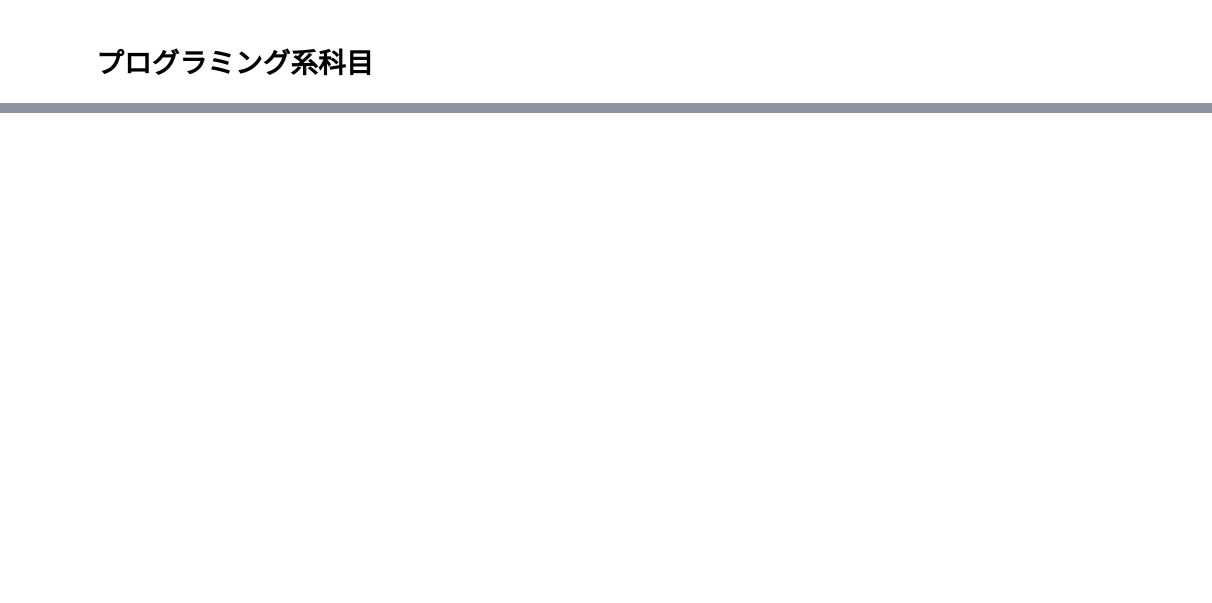
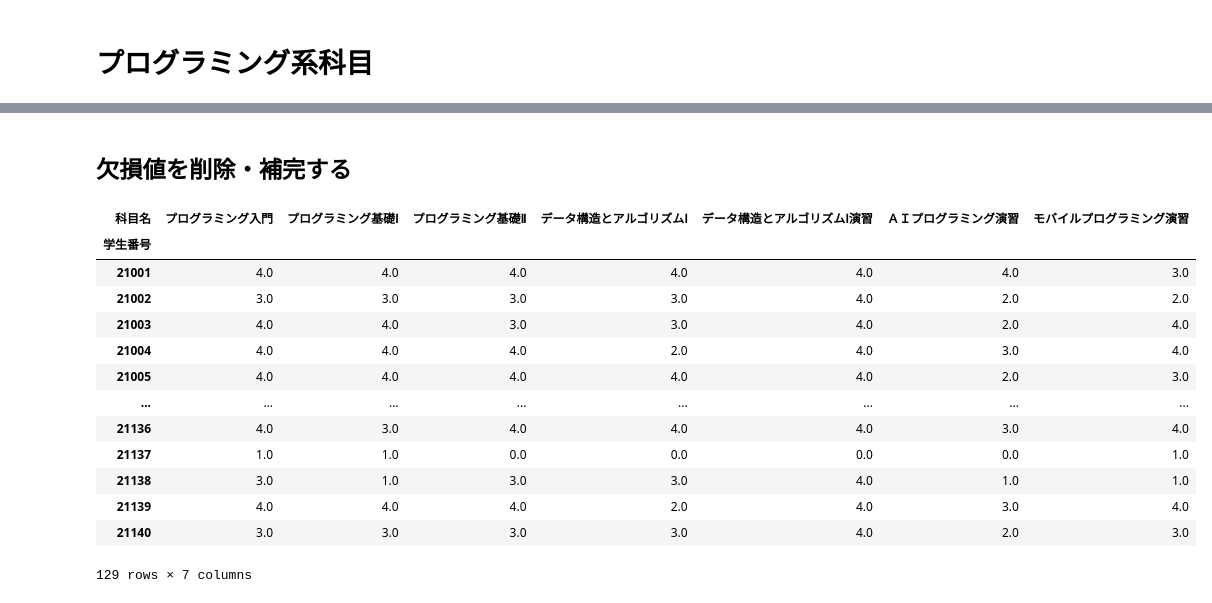
Before and after one commit to ltpdo/GradeData-MachineLearing, a Jupyter notebook: 成績データの仕分け.ipynb, the cells around one changed output, grey strips where cells are left out. Cells and saved outputs as stored; diff of their text form; code cells hidden in the pictures; blank space fills up the shorter version.

```diff
--- a/成績データの仕分け.ipynb
+++ b/成績データの仕分け.ipynb
@@ -632,0 +724,23 @@ data_programing = subject_data_major[[
+# %% [markdown]
+## 欠損値を削除・補完する
+# %%
+# ペアワイズ削除を行う
+data_programing_required1 = data_programing[[
+    "プログラミング入門", "プログラミング基礎Ⅰ", "プログラミング基礎Ⅱ", "データ構造とアルゴリズムⅠ", "データ構造とアルゴリズムⅠ演習",
+    "ＡＩプログラミング演習", "モバイルプログラミング演習"]].dropna()
+data_programing_required1
+# %% [output]
+| 科目名 | プログラミング入門 | プログラミング基礎Ⅰ | プログラミング基礎Ⅱ | データ構造とアルゴリズムⅠ | データ構造とアルゴリズムⅠ演習 | ＡＩプログラミング演習 | モバイルプログラミング演習 |
+| 学生番号 |  |  |  |  |  |  |  |
+| 21001 | 4.0 | 4.0 | 4.0 | 4.0 | 4.0 | 4.0 | 3.0 |
+| 21002 | 3.0 | 3.0 | 3.0 | 3.0 | 4.0 | 2.0 | 2.0 |
+| 21003 | 4.0 | 4.0 | 3.0 | 3.0 | 4.0 | 2.0 | 4.0 |
+| 21004 | 4.0 | 4.0 | 4.0 | 2.0 | 4.0 | 3.0 | 4.0 |
+| 21005 | 4.0 | 4.0 | 4.0 | 4.0 | 4.0 | 2.0 | 3.0 |
+| ... | ... | ... | ... | ... | ... | ... | ... |
+| 21136 | 4.0 | 3.0 | 4.0 | 4.0 | 4.0 | 3.0 | 4.0 |
+| 21137 | 1.0 | 1.0 | 0.0 | 0.0 | 0.0 | 0.0 | 1.0 |
+| 21138 | 3.0 | 1.0 | 3.0 | 3.0 | 4.0 | 1.0 | 1.0 |
+| 21139 | 4.0 | 4.0 | 4.0 | 2.0 | 4.0 | 3.0 | 4.0 |
+| 21140 | 3.0 | 3.0 | 3.0 | 3.0 | 4.0 | 2.0 | 3.0 |
+129 rows × 7 columns
```
Also changed, not shown: parts of 16 cells of this notebook.
